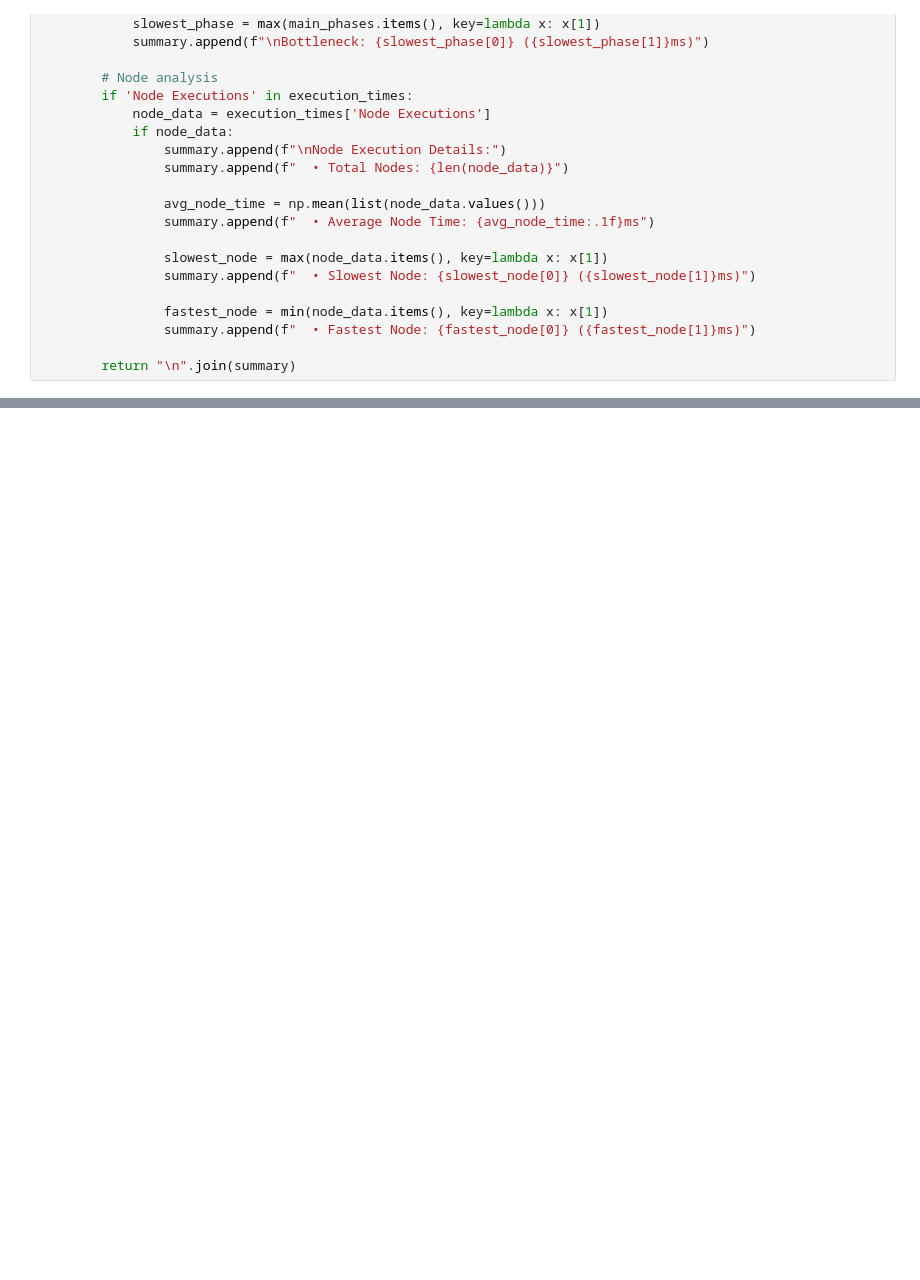
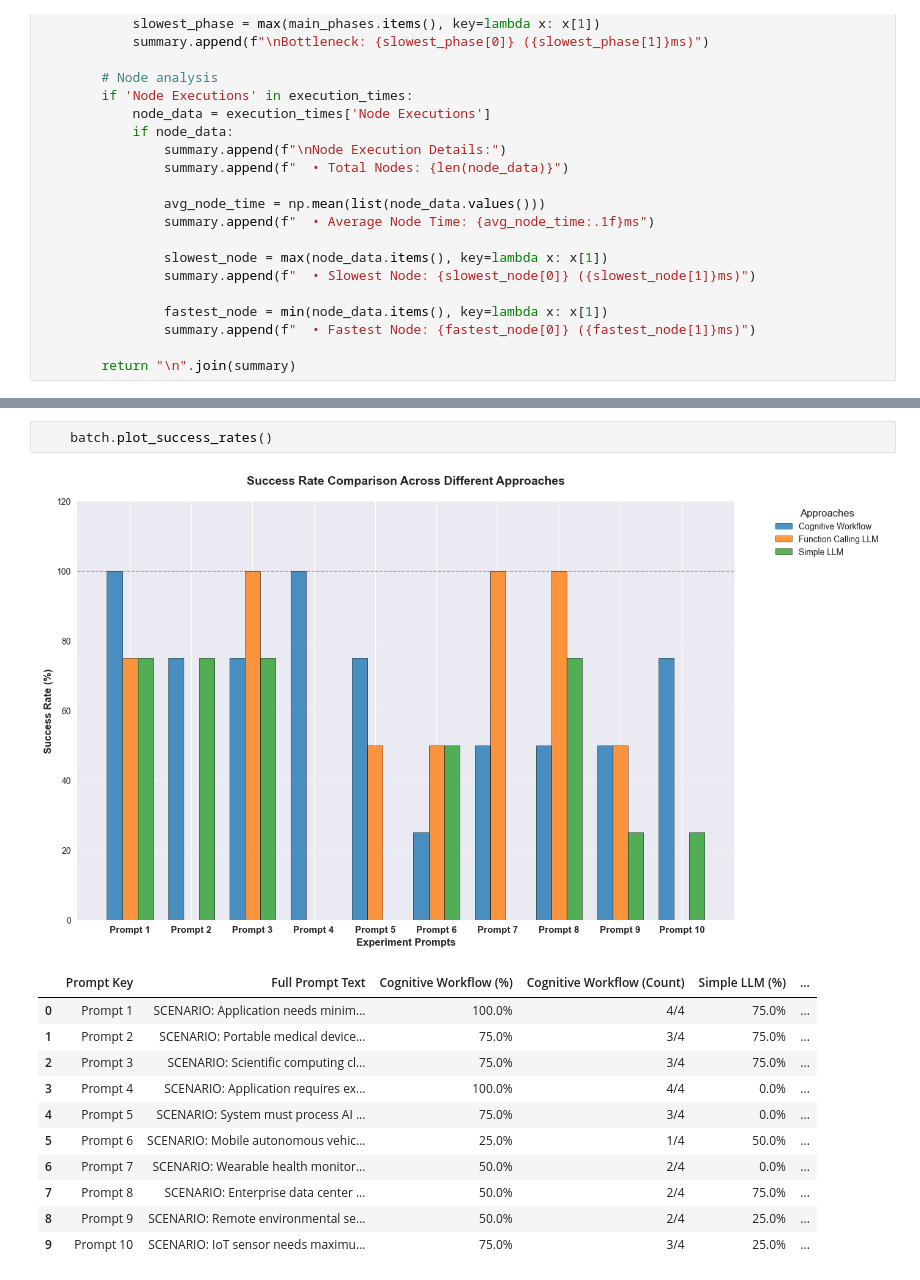
Before and after one commit to NiccoloCase/AI4NE_experimentation, a Jupyter notebook: notebook.ipynb, the cells around one changed output, grey strips where cells are left out. Saved outputs shown, nothing was run; the diff lists cells and outputs as text; blank space fills up the shorter version.

```diff
--- a/notebook.ipynb
+++ b/notebook.ipynb
@@ -1148,0 +1239,15 @@ Prompt 8:
+# %%
+    batch.plot_success_rates()
+# %% [output]
+[figure, added]
+|  | Prompt Key | Full Prompt Text | Cognitive Workflow (%) | Cognitive Workflow (Count) | Simple LLM (%) | ... |
+| 0 | Prompt 1 | SCENARIO: Application needs minim... | 100.0% | 4/4 | 75.0% | ... |
+| 1 | Prompt 2 | SCENARIO: Portable medical device... | 75.0% | 3/4 | 75.0% | ... |
+| 2 | Prompt 3 | SCENARIO: Scientific computing cl... | 75.0% | 3/4 | 75.0% | ... |
+| 3 | Prompt 4 | SCENARIO: Application requires ex... | 100.0% | 4/4 | 0.0% | ... |
+| 4 | Prompt 5 | SCENARIO: System must process AI ... | 75.0% | 3/4 | 0.0% | ... |
+| 5 | Prompt 6 | SCENARIO: Mobile autonomous vehic... | 25.0% | 1/4 | 50.0% | ... |
+| 6 | Prompt 7 | SCENARIO: Wearable health monitor... | 50.0% | 2/4 | 0.0% | ... |
+| 7 | Prompt 8 | SCENARIO: Enterprise data center ... | 50.0% | 2/4 | 75.0% | ... |
+| 8 | Prompt 9 | SCENARIO: Remote environmental se... | 50.0% | 2/4 | 25.0% | ... |
+| 9 | Prompt 10 | SCENARIO: IoT sensor needs maximu... | 75.0% | 3/4 | 25.0% | ... |
```
Also changed, not shown: parts of 21 cells of this notebook.
